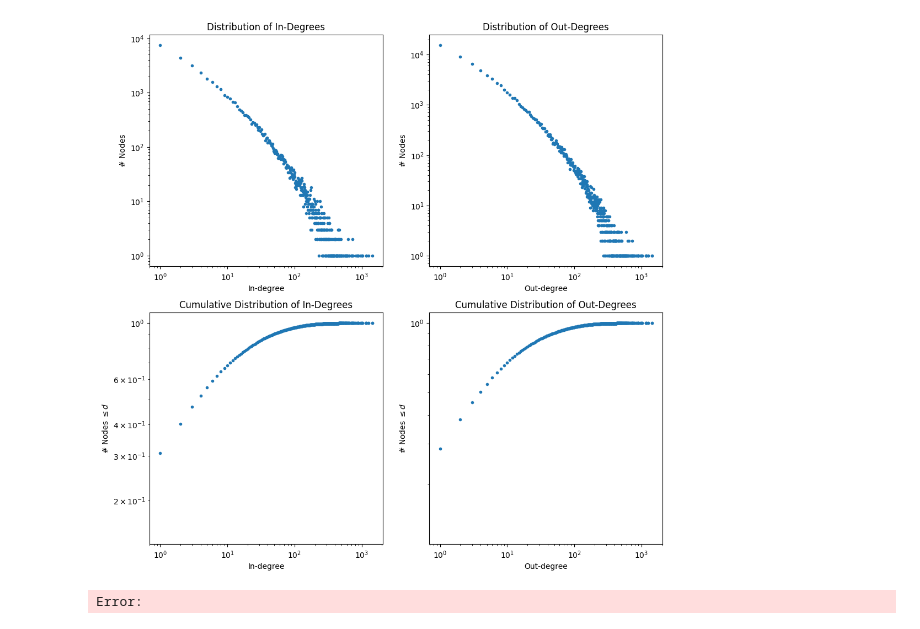
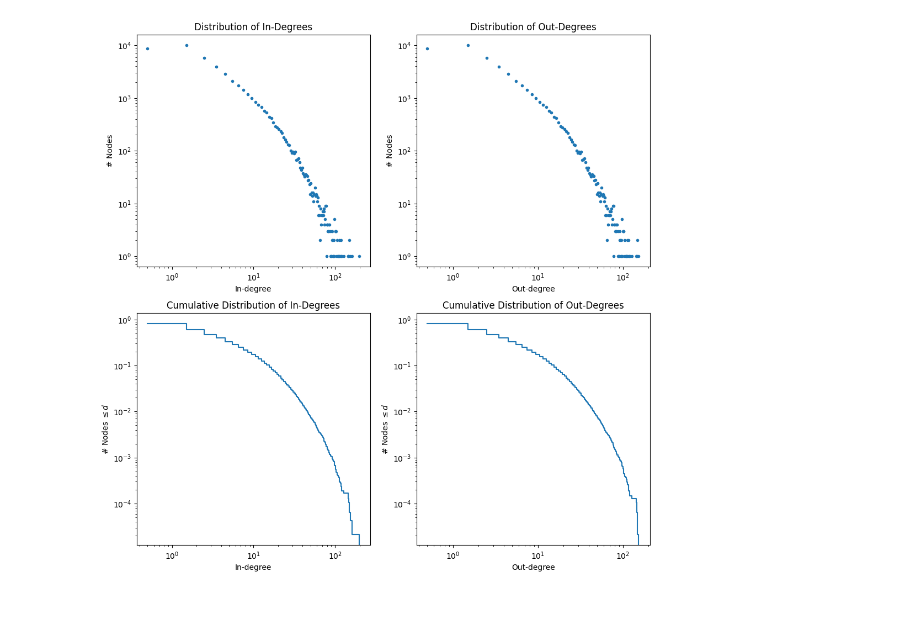
Before and after one commit to Aaron3154518/CSDS446, a Jupyter notebook: 2_6.ipynb, the cells around one changed output. Cells and saved outputs as stored; diff of their text form; code cells hidden in the pictures.

```diff
--- a/2_6.ipynb
+++ b/2_6.ipynb
@@ -10,13 +8,11 @@ nodes = np.unique(data[:, :2])
 # %%
+nodes = np.unique(data[:, :2])
+
 graph = nx.DiGraph()
 for i in nodes:
     graph.add_node(i)
 for i, j in data[data[:, 0] != data[:, 1]][:, :2]:
     graph.add_edge(i, j)
+
+in_degrees = np.vectorize(graph.in_degree)(nodes)
+out_degrees = np.vectorize(graph.out_degree)(nodes)
-# %%
-in_degrees = np.zeros(max(nodes) + 1, dtype=int)
-out_degrees = in_degrees.copy()
-for i, j in data[:, :2]:
-    out_degrees[i] += 1
-    in_degrees[j] += 1
-in_degrees, out_degrees = in_degrees[nodes], out_degrees[nodes]
@@ -35,21 +19,28 @@ out_ccdf = np.cumsum(out_counts, dtype=float) / sum(out_counts)
+# %%
+def histogram(x: np.ndarray, hist_ax, ccdf_ax):
+    counts, bin_edges = np.histogram(in_degrees, x.max(), (0, x.max()))
+    cum_counts = 1 - np.cumsum(counts) / counts.sum()
+    bin_centers = (bin_edges[:-1] + bin_edges[1:]) / 2.0
+    hist_ax.scatter(bin_centers, counts, marker=".")
+    ccdf_ax.plot(bin_centers, cum_counts, marker="", drawstyle="steps-post")
+    for ax in [hist_ax, ccdf_ax]:
+        ax.set_yscale("log")
+        ax.set_xscale("log")
 # %%
 fig, ((ax_in, ax_out), (ax_in_ccdf, ax_out_ccdf)) = plt.subplots(2, 2)
 fig.set_figwidth(12)
 fig.set_figheight(12)
-for ax, data, what in [(ax_in, in_counts, "In"), (ax_out, out_counts, "Out")]:
-    ax.set_title(f"Distribution of {what}-Degrees")
-    ax.set_xlabel(f"{what}-degree")
-    ax.set_ylabel(f"# Nodes")
-    ax.loglog(degrees, data, marker=".", linestyle="")
-for ax, data, what in [(ax_in_ccdf, in_ccdf, "In"), (ax_out_ccdf, out_ccdf, "Out")]:
-    ax.set_title(f"Cumulative Distribution of {what}-Degrees")
-    ax.set_xlabel(f"{what}-degree")
-    ax.set_ylabel(rf"# Nodes $\leq d$")
-    ax.loglog(degrees, data, marker=".", linestyle="")
+for (hist_ax, ccdf_ax), data, what in [
+    ((ax_in, ax_in_ccdf), in_degrees, "In"),
+    ((ax_out, ax_out_ccdf), out_degrees, "Out"),
+]:
+    hist_ax.set_title(f"Distribution of {what}-Degrees")
+    hist_ax.set_xlabel(f"{what}-degree")
+    hist_ax.set_ylabel(f"# Nodes")
+    ccdf_ax.set_title(f"Cumulative Distribution of {what}-Degrees")
+    ccdf_ax.set_xlabel(f"{what}-degree")
+    ccdf_ax.set_ylabel(rf"# Nodes $\leq d$")
+    histogram(data, hist_ax, ccdf_ax)
 plt.show()
 # %% [output]
-[figure, old version]
+[figure, new version]
-# %%
-nx.draw(graph)
-# %% [output]
-Error:
```
Also changed, not shown: parts of 2 cells of this notebook, 1 other file.
